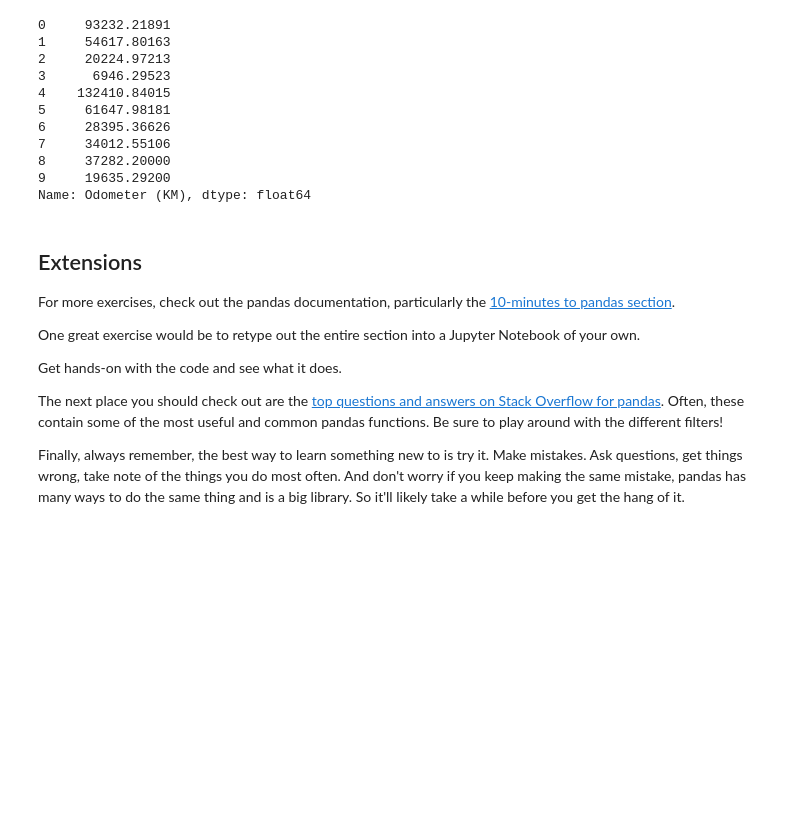
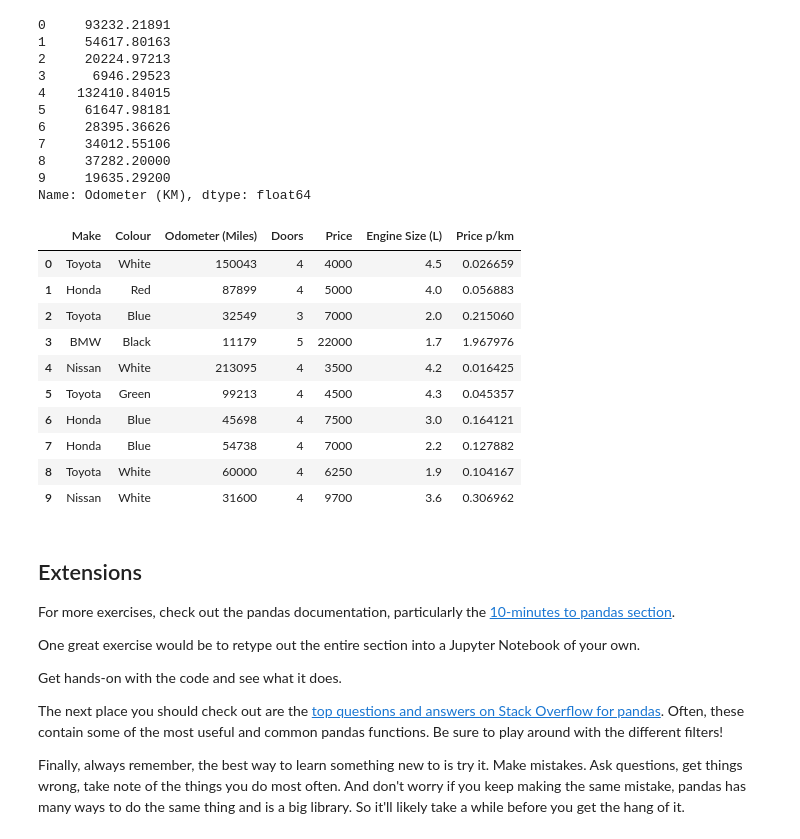
Before and after one commit to aaronoisin/ds2026, a Jupyter notebook: week1/python-practice/pandas-exercises.ipynb, the cells around one changed output. Drawn from its saved outputs; the diff is of its cells as text; code cells hidden in the pictures; blank space fills up the shorter version.

```diff
--- a/week1/python-practice/pandas-exercises.ipynb
+++ b/week1/python-practice/pandas-exercises.ipynb
@@ -434,6 +434,20 @@ km_m(car_sales['Odometer (KM)'])
 Name: Odometer (KM), dtype: float64
 # %%
 # Change the title of the Odometer (KM) to represent miles instead of kilometers
+car_sales = car_sales.rename(columns={'Odometer (KM)': 'Odometer (Miles)'})
+car_sales.head(10)
+# %% [output]
+|  | Make | Colour | Odometer (Miles) | Doors | Price | Engine Size (L) | Price p/km |
+| 0 | Toyota | White | 150043 | 4 | 4000 | 4.5 | 0.026659 |
+| 1 | Honda | Red | 87899 | 4 | 5000 | 4.0 | 0.056883 |
+| 2 | Toyota | Blue | 32549 | 3 | 7000 | 2.0 | 0.215060 |
+| 3 | BMW | Black | 11179 | 5 | 22000 | 1.7 | 1.967976 |
+| 4 | Nissan | White | 213095 | 4 | 3500 | 4.2 | 0.016425 |
+| 5 | Toyota | Green | 99213 | 4 | 4500 | 4.3 | 0.045357 |
+| 6 | Honda | Blue | 45698 | 4 | 7500 | 3.0 | 0.164121 |
+| 7 | Honda | Blue | 54738 | 4 | 7000 | 2.2 | 0.127882 |
+| 8 | Toyota | White | 60000 | 4 | 6250 | 1.9 | 0.104167 |
+| 9 | Nissan | White | 31600 | 4 | 9700 | 3.6 | 0.306962 |
 # %% [markdown]
 ## Extensions
 
```
Also changed, not shown: parts of 4 cells of this notebook, 2 other files.
